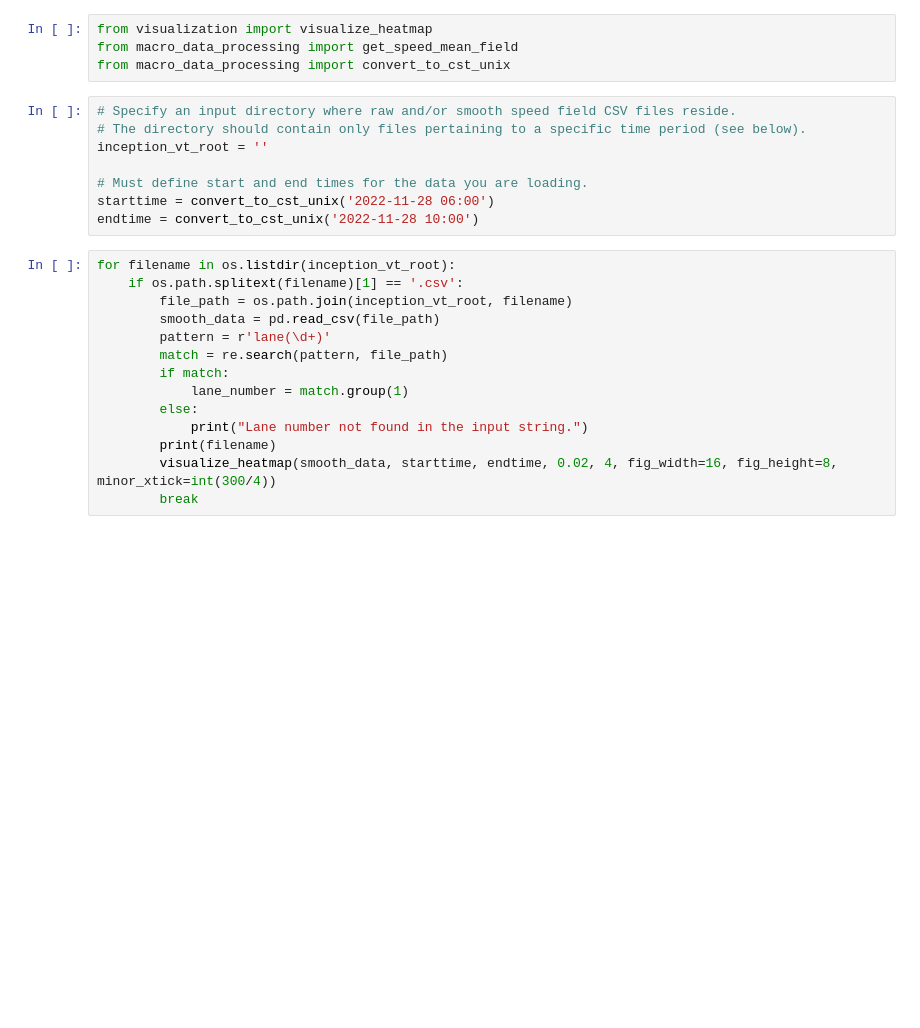
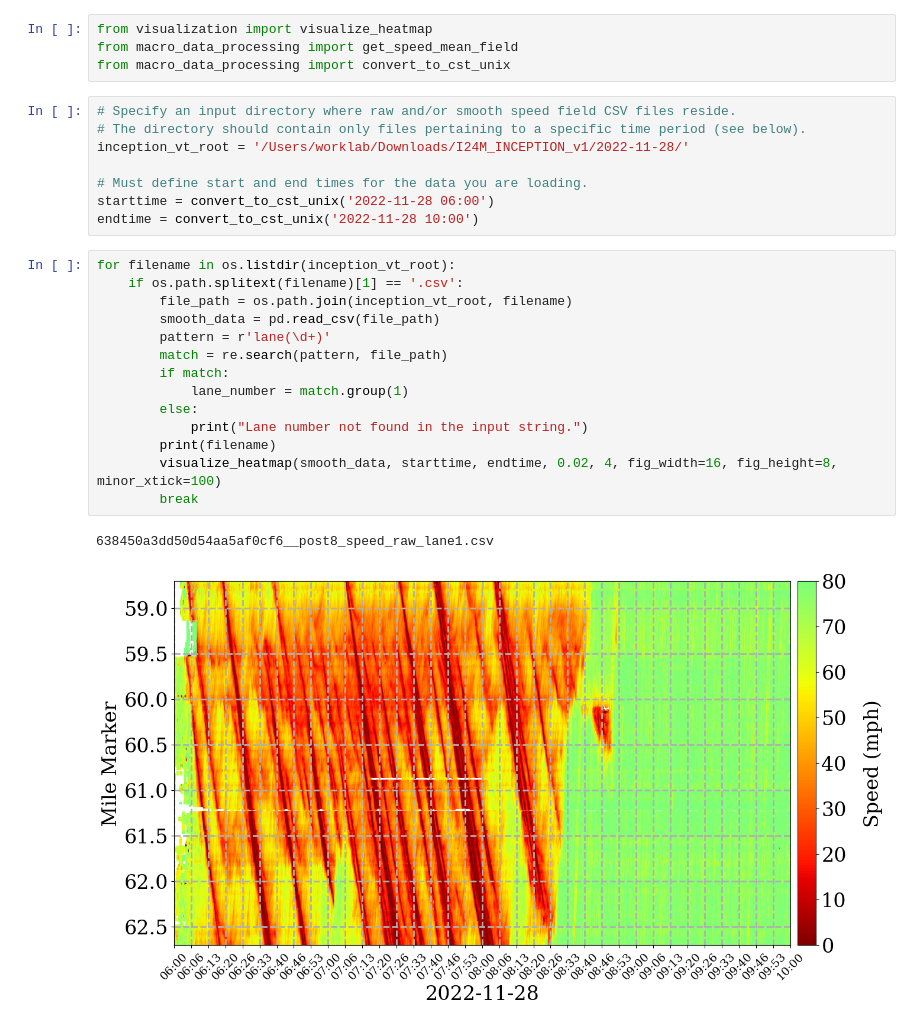
Before and after one commit to I24-MOTION/VT_tools, a Jupyter notebook: visualization.ipynb, the cells around one changed output. Cells and saved outputs as stored; diff of their text form; blank space fills up the shorter version.

```diff
--- a/visualization.ipynb
+++ b/visualization.ipynb
@@ -11,7 +11,7 @@ from macro_data_processing import convert_to_cst_unix
 # %%
 # Specify an input directory where raw and/or smooth speed field CSV files reside.
 # The directory should contain only files pertaining to a specific time period (see below).
-inception_vt_root = ''
+inception_vt_root = '/Users/worklab/Downloads/I24M_INCEPTION_v1/2022-11-28/'
 
 # Must define start and end times for the data you are loading.
 starttime = convert_to_cst_unix('2022-11-28 06:00')
@@ -19,14 +19,17 @@ endtime = convert_to_cst_unix('2022-11-28 10:00')
 # %%
 for filename in os.listdir(inception_vt_root):
     if os.path.splitext(filename)[1] == '.csv':
         file_path = os.path.join(inception_vt_root, filename)
         smooth_data = pd.read_csv(file_path)
         pattern = r'lane(\d+)'
         match = re.search(pattern, file_path)
         if match:
             lane_number = match.group(1)
         else:
             print("Lane number not found in the input string.")
         print(filename)
-        visualize_heatmap(smooth_data, starttime, endtime, 0.02, 4, fig_width=16, fig_height=8, minor_xtick=int(300/4))
+        visualize_heatmap(smooth_data, starttime, endtime, 0.02, 4, fig_width=16, fig_height=8, minor_xtick=100)
         break
+# %% [output]
+638450a3dd50d54aa5af0cf6__post8_speed_raw_lane1.csv
+[figure, added]
```
Also changed, not shown: 1 other file.
